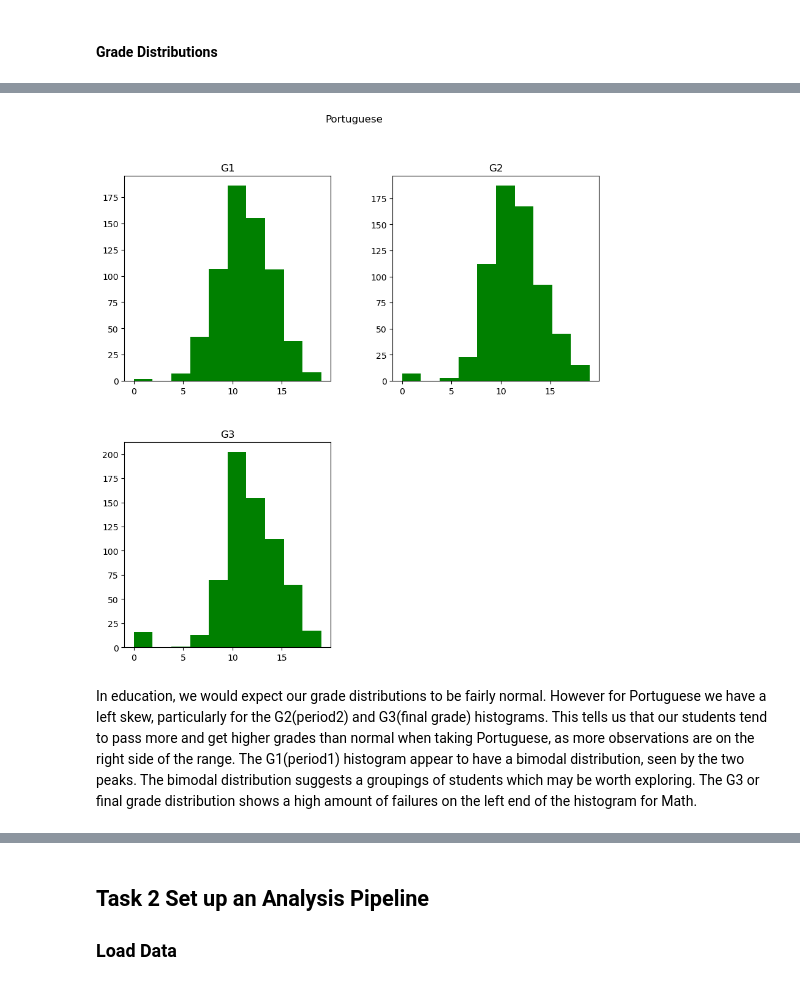
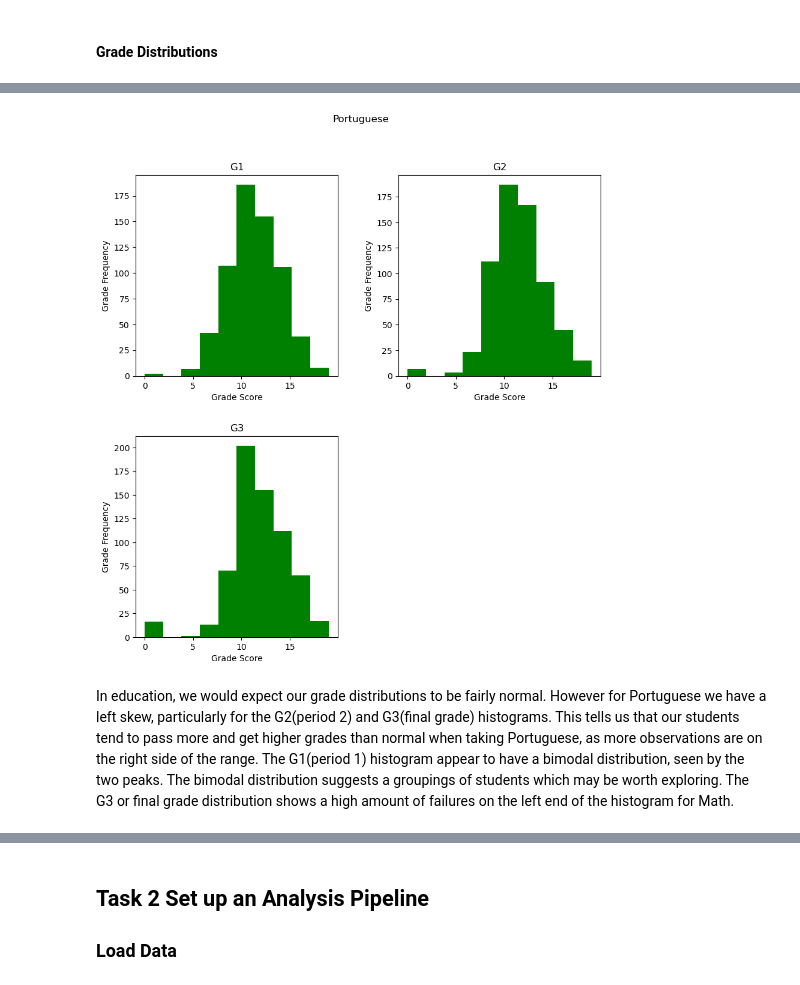
Before and after one commit to ubco-W2022T1-cosc301/project-group05, a Jupyter notebook: notebooks/analysis2.ipynb, the cells around one changed output, grey strips where cells are left out. Cells and saved outputs as stored; diff of their text form; code cells hidden in the pictures.

```diff
--- a/notebooks/analysis2.ipynb
+++ b/notebooks/analysis2.ipynb
@@ -263,7 +263,12 @@ import matplotlib.pyplot as plt
 # %% [markdown]
 #### Grade Distributions
 # %%
-df[df['subject'] == "math"].hist(bins=10,figsize =(10,10), column=['G1','G2','G3'], grid=False, facecolor='b')
+gradedist_m = df[df['subject'] == "math"].hist(bins=10,figsize =(10,10), column=['G1','G2','G3'], grid=False, facecolor='b')
 plt.suptitle('Math')
+
+for ax in gradedist_m.flatten():
+    ax.set_xlabel("Grade Score")
+    ax.set_ylabel("Grade Frequency")
+
 plt.show()
 # %% [output]
@@ -271,11 +276,16 @@ plt.show()
 # %%
-df[df['subject'] == "portuguese"].hist(bins=10,figsize =(10,10), column=['G1','G2','G3'], grid=False, facecolor='g')
+gradedist_p = df[df['subject'] == "portuguese"].hist(bins=10,figsize =(10,10), column=['G1','G2','G3'], grid=False, facecolor='g')
 plt.suptitle('Portuguese')
+
+for ax in gradedist_p.flatten():
+    ax.set_xlabel("Grade Score")
+    ax.set_ylabel("Grade Frequency")
+
 plt.show()
 # %% [output]
-[figure, old version]
+[figure, new version]
 # %% [markdown]
-In education, we would expect our grade distributions to be fairly normal. However for Portuguese we have a left skew, particularly for the G2(period2) and G3(final grade) histograms. This tells us that our students tend to pass more and get higher grades than normal when taking Portuguese, as more observations are on the right side of the range. The G1(period1) histogram appear to have a bimodal distribution, seen by the two peaks. The bimodal distribution suggests a groupings of students which may be worth exploring. The G3 or final grade distribution shows a high amount of failures on the left end of the histogram for Math.
+In education, we would expect our grade distributions to be fairly normal. However for Portuguese we have a left skew, particularly for the G2(period 2) and G3(final grade) histograms. This tells us that our students tend to pass more and get higher grades than normal when taking Portuguese, as more observations are on the right side of the range. The G1(period 1) histogram appear to have a bimodal distribution, seen by the two peaks. The bimodal distribution suggests a groupings of students which may be worth exploring. The G3 or final grade distribution shows a high amount of failures on the left end of the histogram for Math.
 # %%
 import seaborn as sns
 
```
Also changed, not shown: parts of 27 cells of this notebook.
